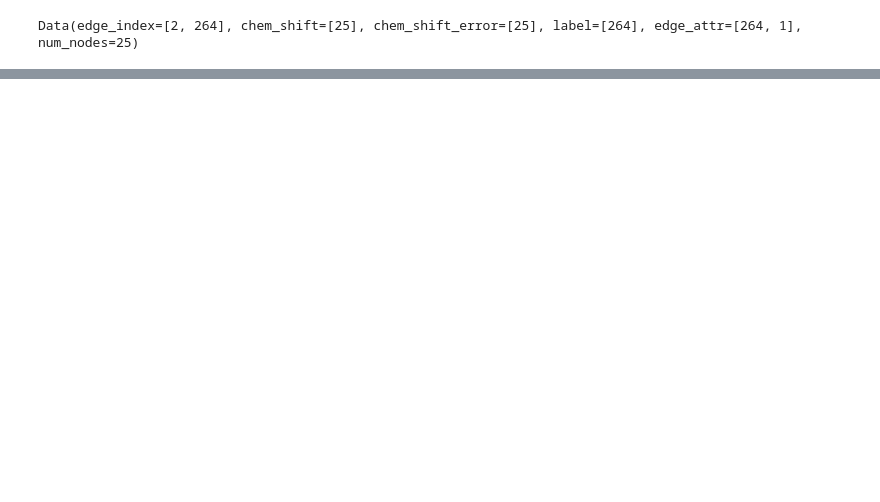
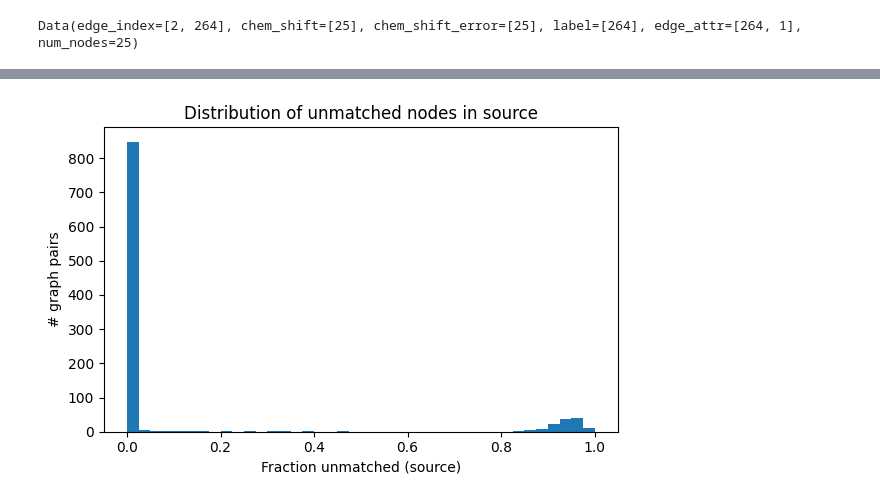
Before and after one commit to aehrlich1/graph-nmr, a Jupyter notebook: data_exploration.ipynb, the cells around one changed output, grey strips where cells are left out. Saved outputs shown, nothing was run; the diff lists cells and outputs as text; code cells hidden in the pictures; blank space fills up the shorter version.

```diff
--- a/data_exploration.ipynb
+++ b/data_exploration.ipynb
@@ -66,0 +74,6 @@ Average node degree: 7.76
+# %%
+from examples.random_graph import GraphNmrDataset1k
+from examples.random_graph import PairData # Needs to be imported for unpickling to work
+
+dataset = GraphNmrDataset1k(root="./datasets/nmr_graphs_1k", force_reload=False)
+dataset[1]
@@ -66,0 +719,76 @@ Average node degree: 7.76
+# %%
+# %% [markdown]
+# # Non-matching node counts per graph pair
+# For each Data object, compare y_s vs y_t (as multisets).
+# - unmatched_source: nodes in source without a counterpart in target
+# - unmatched_target: nodes in target without a counterpart in source
+# - matched_nodes: number of IDs matched (accounting for duplicates)
+# Also records totals and percentages, then saves a CSV and plots histograms.
+
+import numpy as np
+import pandas as pd
+import matplotlib.pyplot as plt
+from collections import Counter
+from tqdm import tqdm
+
+def multiset_match_stats(y_s_arr, y_t_arr):
+    """
+    Multiset-aware matching stats for two arrays of IDs.
+    Returns (matched_nodes, unmatched_source, unmatched_target).
+    """
+    cs = Counter(y_s_arr.tolist())
+    ct = Counter(y_t_arr.tolist())
+    # matched is sum of per-ID minima
+    matched = sum(min(cs[k], ct.get(k, 0)) for k in cs.keys() | ct.keys())
+    # unmatched are the leftovers
+    unmatched_source = sum(max(0, cs[k] - ct.get(k, 0)) for k in cs)
+    unmatched_target = sum(max(0, ct[k] - cs.get(k, 0)) for k in ct)
+    return matched, unmatched_source, unmatched_target
+
+rows = []
+for gi, d in enumerate(tqdm(dataset, desc="Analyzing non-matching counts")):
+    ys = d.y_s.detach().cpu().numpy().ravel()
+    yt = d.y_t.detach().cpu().numpy().ravel()
+    n_s = ys.size
+    n_t = yt.size
+    p = d.protein
+    matched, unmatched_s, unmatched_t = multiset_match_stats(ys, yt)
+
+    rows.append({
+        "graph_idx": gi,
+        "protein": p,
+        "num_nodes_source": int(n_s),
+        "num_nodes_target": int(n_t),
+        "matched_nodes": int(matched),
+        "unmatched_source": int(unmatched_s),
+        "unmatched_target": int(unmatched_t),
+        "pct_unmatched_source": float(unmatched_s / n_s) if n_s > 0 else np.nan,
+        "pct_unmatched_target": float(unmatched_t / n_t) if n_t > 0 else np.nan,
+        "size_diff": int(n_s - n_t),
+    })
+
+nm_df = pd.DataFrame(rows)
+display(nm_df)
+print("\nSummary:")
+display(nm_df.describe().T)
+
+
+# --- Quick visualizations ---
+# Histogram: percent unmatched in source
+plt.figure(figsize=(6,4))
+plt.hist(nm_df["pct_unmatched_source"].dropna().values, bins=40)
+plt.xlabel("Fraction unmatched (source)")
+plt.ylabel("# graph pairs")
+plt.title("Distribution of unmatched nodes in source")
+plt.tight_layout()
+plt.show()
+
+# Histogram: percent unmatched in target
+plt.figure(figsize=(6,4))
+plt.hist(nm_df["pct_unmatched_target"].dropna().values, bins=40)
+plt.xlabel("Percent unmatched (target)")
+plt.ylabel("# graph pairs")
+plt.title("Fraction of unmatched nodes in target")
+plt.tight_layout()
+plt.show()
+# %% [output]
@@ -66,0 +819 @@ Average node degree: 7.76
+[figure, added]
```
Also changed, not shown: parts of 17 cells of this notebook.
